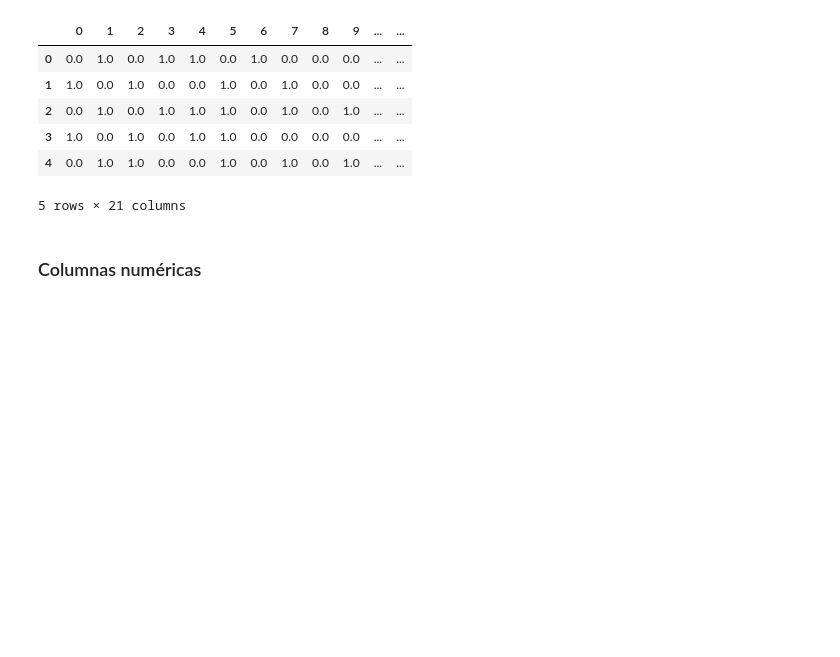
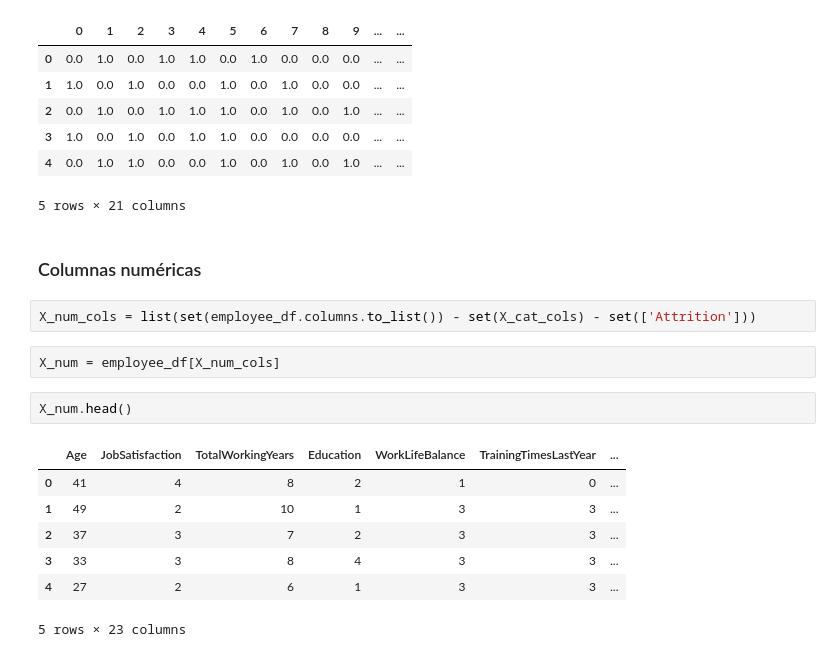
Before and after one commit to FaustinoAndres/HR_department, a Jupyter notebook: hr_department_notebook.ipynb, the cells around one changed output. Saved outputs shown, nothing was run; the diff lists cells and outputs as text; blank space fills up the shorter version.

```diff
--- a/hr_department_notebook.ipynb
+++ b/hr_department_notebook.ipynb
@@ -391,6 +391,20 @@ X_cat.head()
 5 rows × 21 columns
 # %% [markdown]
 ### Columnas numéricas
+# %%
+X_num_cols = list(set(employee_df.columns.to_list()) - set(X_cat_cols) - set(['Attrition']))
+# %%
+X_num = employee_df[X_num_cols]
+# %%
+X_num.head()
+# %% [output]
+|  | Age | JobSatisfaction | TotalWorkingYears | Education | WorkLifeBalance | TrainingTimesLastYear | ... |
+| 0 | 41 | 4 | 8 | 2 | 1 | 0 | ... |
+| 1 | 49 | 2 | 10 | 1 | 3 | 3 | ... |
+| 2 | 37 | 3 | 7 | 2 | 3 | 3 | ... |
+| 3 | 33 | 3 | 8 | 4 | 3 | 3 | ... |
+| 4 | 27 | 2 | 6 | 1 | 3 | 3 | ... |
+5 rows × 23 columns
 # %% [markdown]
 <a style='text-decoration:none;line-height:16px;display:flex;color:#5B5B62;padding:10px;justify-content:end;' href='https://deepnote.com?utm_source=created-in-deepnote-cell&projectId=512ef2d7-1572-48f8-b46e-70c1decc3795' target="_blank">
 <img alt='Created in deepnote.com' style='display:inline;max-height:16px;margin:0px;margin-right:7.5px;' src='embedded-picture-1' > </img>
```
